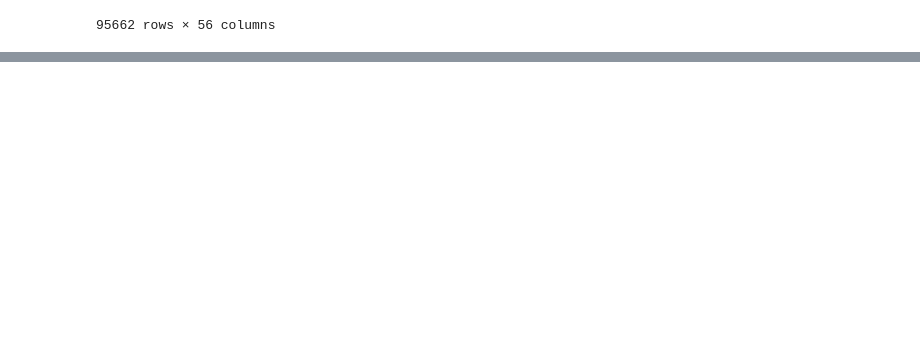
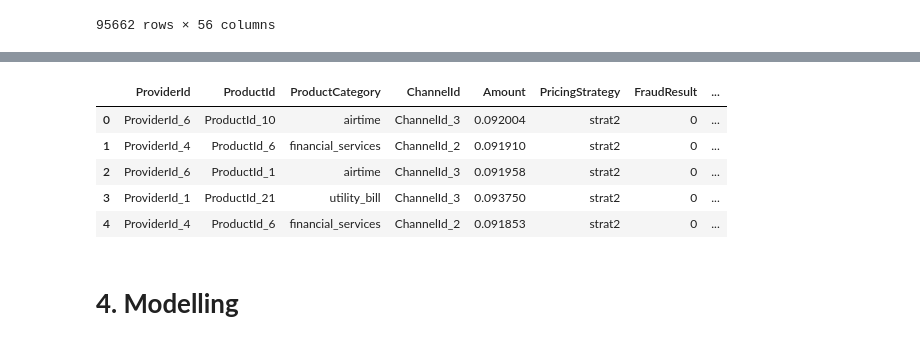
Before and after one commit to hiwothadush/credit-scoring-model, a Jupyter notebook: notebook/main.ipynb, the cells around one changed output, grey strips where cells are left out. Saved outputs shown, nothing was run; the diff lists cells and outputs as text; code cells hidden in the pictures; blank space fills up the shorter version.

```diff
--- a/notebook/main.ipynb
+++ b/notebook/main.ipynb
@@ -323,0 +431,26 @@ encode_categorical_variables(df)
+# %%
+def assign_good_bad_labels(rfms):
+    # Calculate quartiles for each feature
+    rfms['RiskScore'] = (rfms['Recency'].rank(ascending=True) +
+                        rfms['Frequency'].rank(ascending=False) +
+                        rfms['Monetary'].rank(ascending=False) +
+                        rfms['Stability'].rank(ascending=False))
+
+    # Calculate the first quartile (Q1)
+    first_quartile = rfms['RiskScore'].quantile(0.25)
+    # Assign RiskLabel based on whether RiskScore is above or below Q1
+    # rfms['RiskLabel'] = np.where(rfms['RiskScore'] > first_quartile, 1, 0)
+
+    # Classify into Good (low risk) and Bad (high risk)
+    rfms['RiskLabel'] = np.where(rfms['RiskScore'] > rfms['RiskScore'].median(), 1, 0)
+
+    return rfms
+
+# Calculate RFMS features and store the result in a variable
+rfms_df = calculate_rfms(df)
+
+# Now call assign_good_bad_labels with the rfms_df DataFrame
+labeled_rfms_df = assign_good_bad_labels(rfms_df)
+
+# Display or further process the labeled_rfms_df
+print(labeled_rfms_df.head())
@@ -323,0 +465,27 @@ encode_categorical_variables(df)
+# %%
+def merge_dataframes(df1, df2):
+    columns_to_drop = ['TransactionId','TransactionStartTime', 'BatchId', 'AccountId', 'SubscriptionId', 'CurrencyCode', 'CountryCode', 'Value']
+    df1 = df1.drop(columns=columns_to_drop)
+
+    # Merge the two DataFrames on 'CustomerId'
+    merged_df = pd.merge(df1, df2, on='CustomerId', how='inner')
+    merged_df.drop(columns='CustomerId',inplace=True)
+    # Define the mapping
+    pricing_strategy_map = {0: 'strat0', 1: 'strat1', 2: 'strat2', 4: 'strat4'}
+
+    # # Replace the values in the PricingStrategy column
+    merged_df['PricingStrategy'] = merged_df['PricingStrategy'].replace(pricing_strategy_map)
+
+    return merged_df
+
+merged_df = merge_dataframes(df,labeled_rfms_df) # Call the function with the loaded dataframe
+merged_df.head()
+# %% [output]
+|  | ProviderId | ProductId | ProductCategory | ChannelId | Amount | PricingStrategy | FraudResult | ... |
+| 0 | ProviderId_6 | ProductId_10 | airtime | ChannelId_3 | 0.092004 | strat2 | 0 | ... |
+| 1 | ProviderId_4 | ProductId_6 | financial_services | ChannelId_2 | 0.091910 | strat2 | 0 | ... |
+| 2 | ProviderId_6 | ProductId_1 | airtime | ChannelId_3 | 0.091958 | strat2 | 0 | ... |
+| 3 | ProviderId_1 | ProductId_21 | utility_bill | ChannelId_3 | 0.093750 | strat2 | 0 | ... |
+| 4 | ProviderId_4 | ProductId_6 | financial_services | ChannelId_2 | 0.091853 | strat2 | 0 | ... |
+# %% [markdown]
+# **4. Modelling**
```
Also changed, not shown: parts of 9 cells of this notebook.
